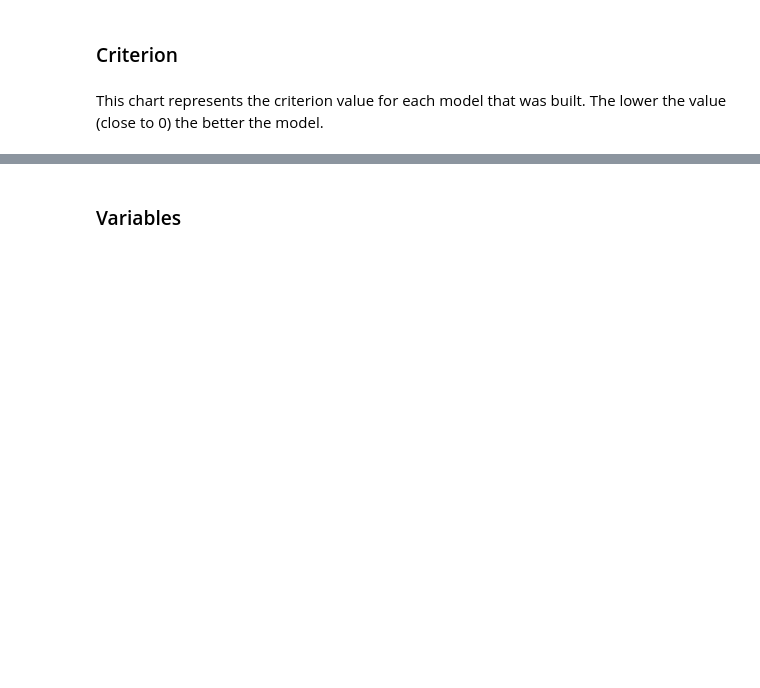
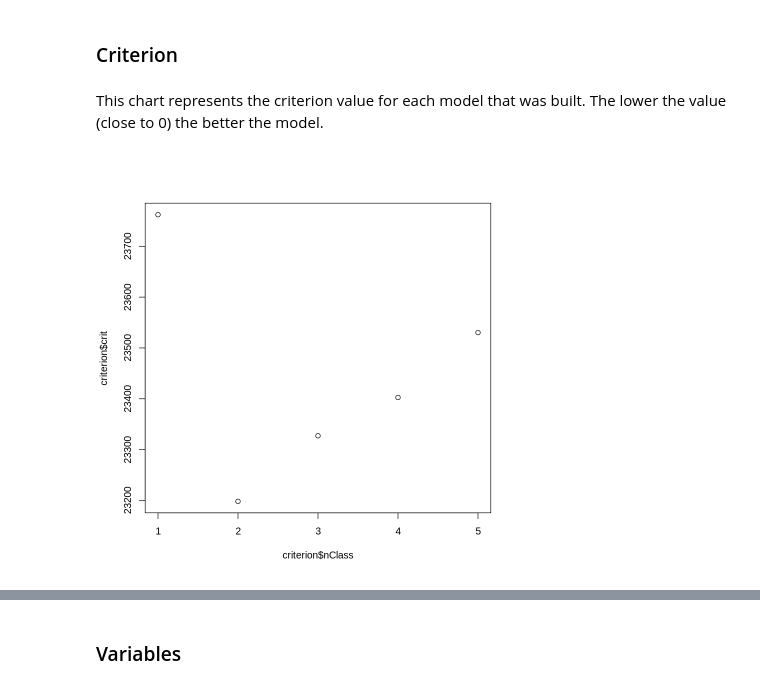
Before and after one commit to vandaele/mixmod-notebook, a Jupyter notebook: mixmod-example.ipynb, the cells around one changed output, grey strips where cells are left out. Drawn from its saved outputs; the diff is of its cells as text; code cells hidden in the pictures; blank space fills up the shorter version.

```diff
--- a/mixmod-example.ipynb
+++ b/mixmod-example.ipynb
@@ -49,3 +69,8 @@ res <- mixmodCluster(data, criterion="ICL", strategy=mixmodStrat, nbCluster=nbCl
 ### Criterion
 # %% [markdown]
 This chart represents the criterion value for each model that was built. The lower the value (close to 0) the better the model.
+# %%
+criterion <- do.call(rbind, lapply(res@results, function(x) data.frame(nClass = x@nbCluster, crit = x@criterionValue, model = x@model)))
+plot(criterion$nClass, criterion$crit)
+# %% [output]
+[figure, added]
```
Also changed, not shown: parts of 12 cells of this notebook.
